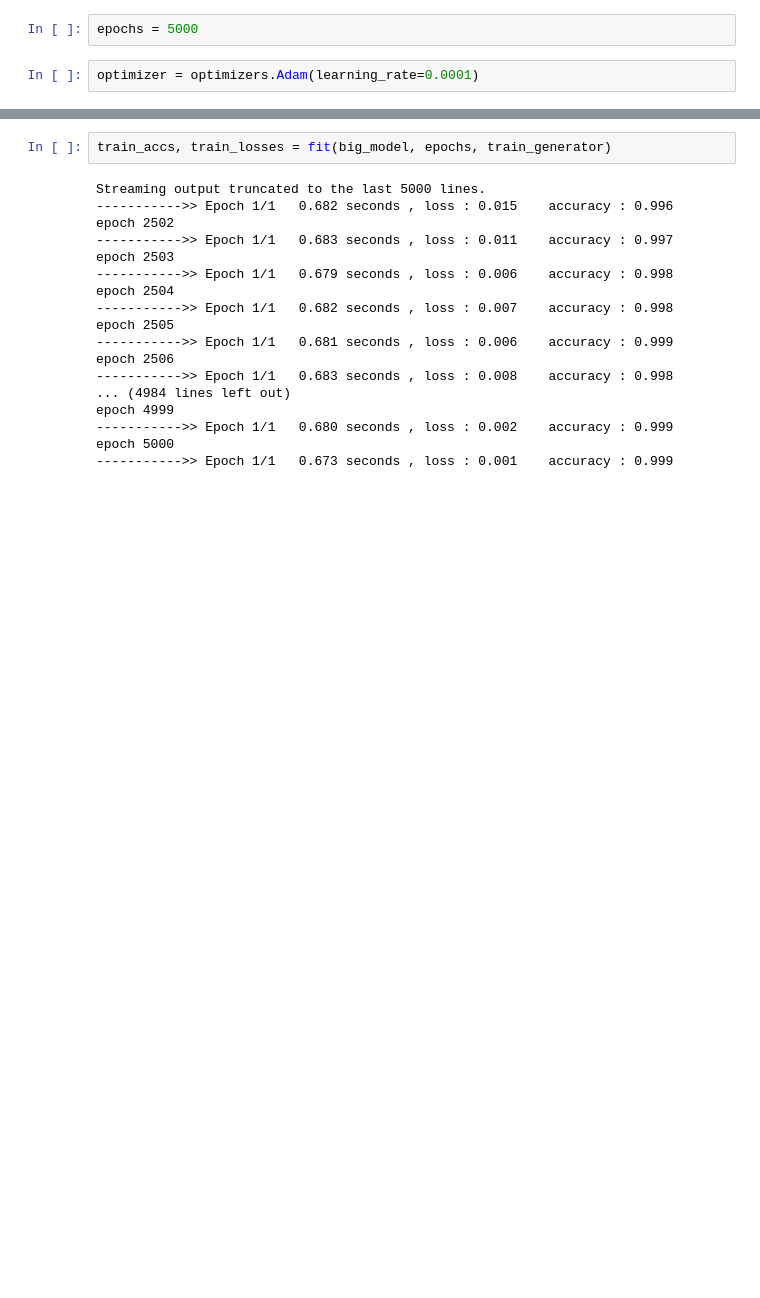
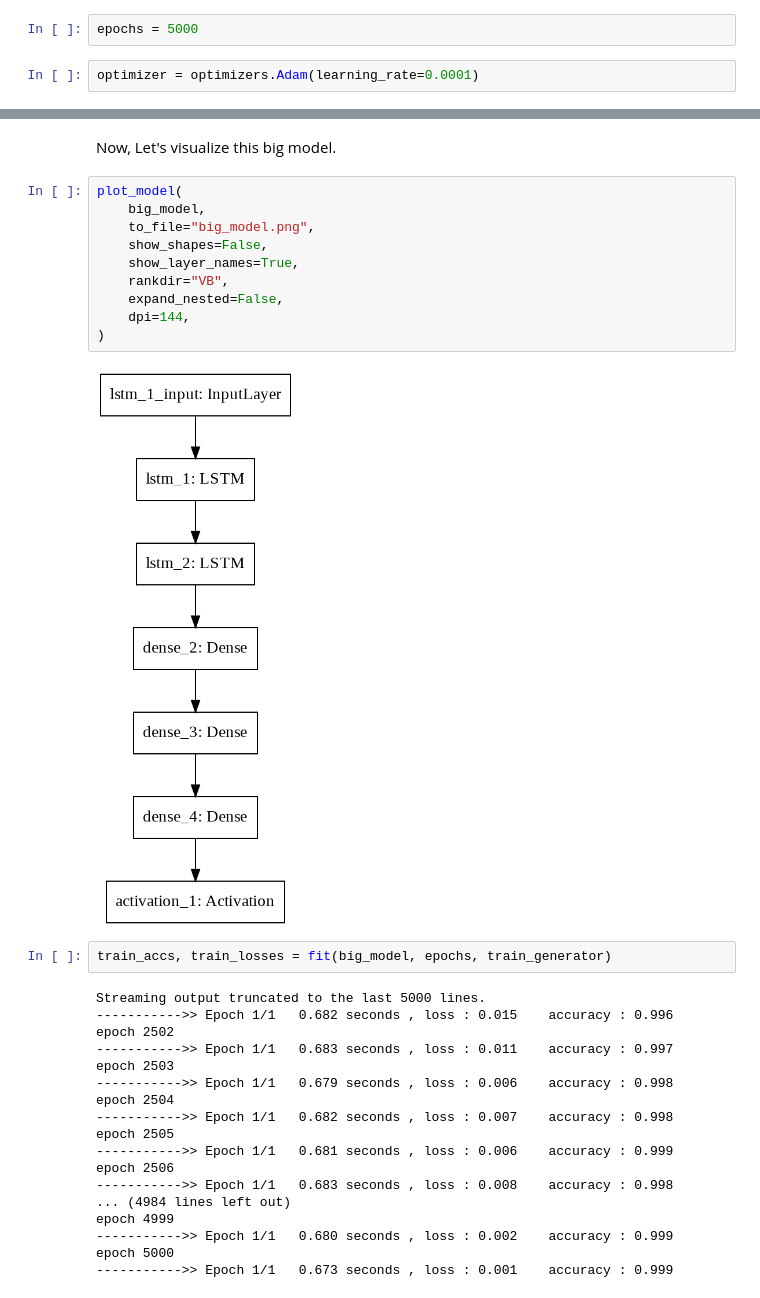
Before and after one commit to Ayazdani1997/stock-feature-prediction-final-pro, a Jupyter notebook: Phase1_OCHLV.ipynb, the cells around one changed output, grey strips where cells are left out. Cells and saved outputs as stored; diff of their text form; blank space fills up the shorter version.

```diff
--- a/Phase1_OCHLV.ipynb
+++ b/Phase1_OCHLV.ipynb
@@ -626,6 +655,20 @@ Total params: 7,892,411
 Trainable params: 7,892,411
 Non-trainable params: 0
 _________________________________________________________________
+# %% [markdown]
+Now, Let's visualize this big model.
+# %%
+plot_model(
+    big_model,
+    to_file="big_model.png",
+    show_shapes=False,
+    show_layer_names=True,
+    rankdir="VB",
+    expand_nested=False,
+    dpi=144,
+)
+# %% [output]
+[figure, added]
 # %%
 train_accs, train_losses = fit(big_model, epochs, train_generator)
 # %% [output]
```
Also changed, not shown: parts of 9 cells of this notebook.
